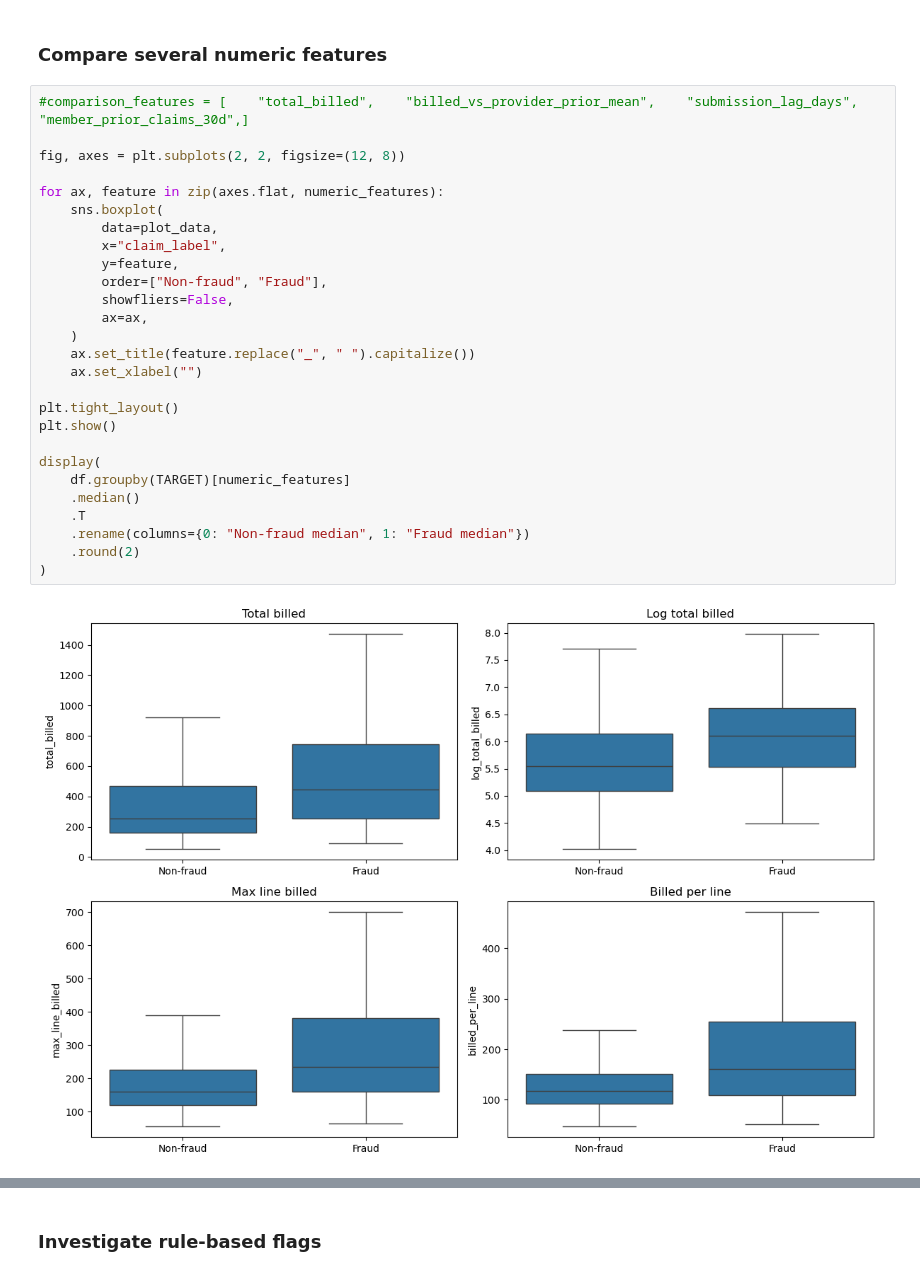
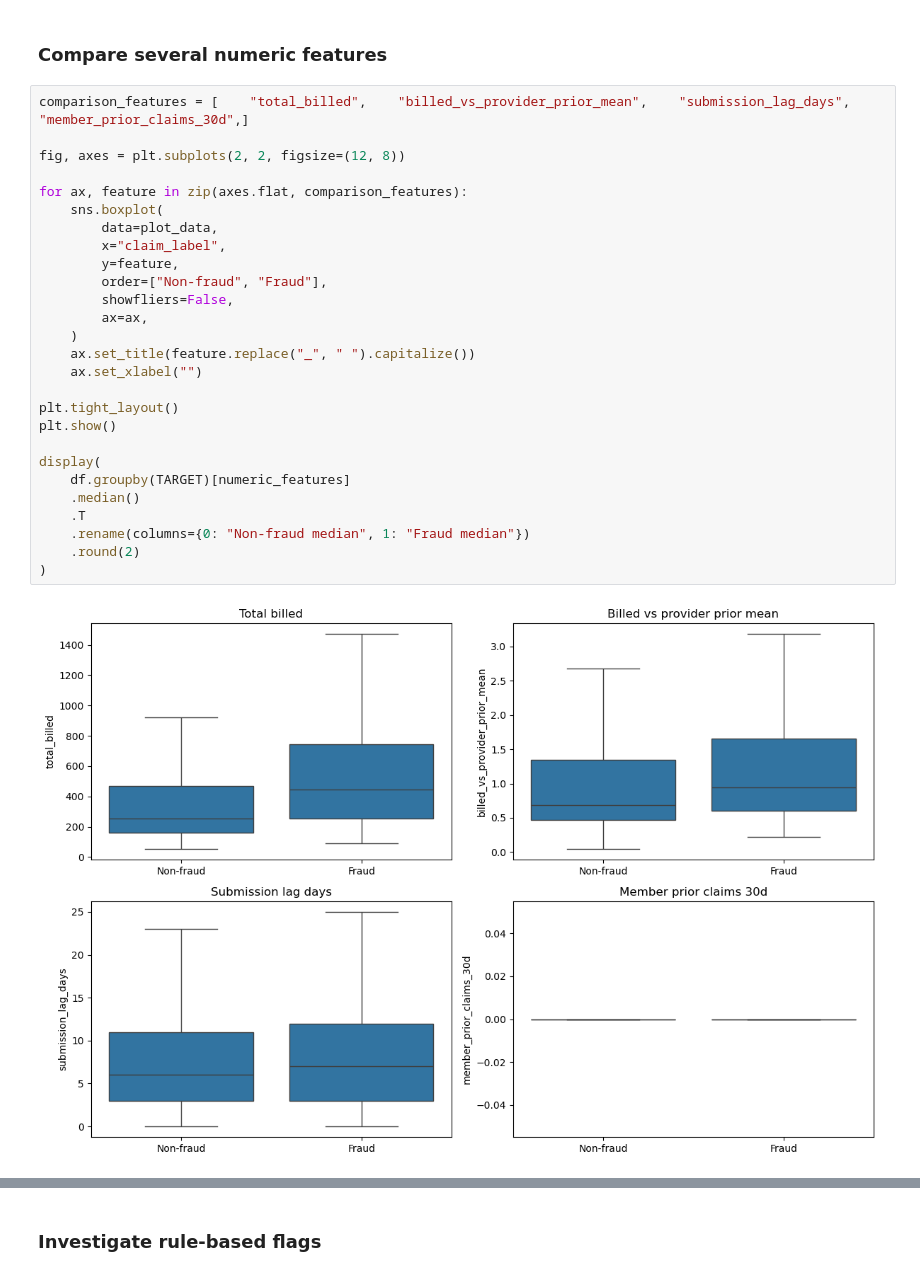
Before and after one commit to ashok0282/VisionInsuranceFraudDetection, a Jupyter notebook: notebook/Data_Understanding_and_exploratory data analysis_EDA.ipynb, the cells around one changed output, grey strips where cells are left out. Drawn from its saved outputs; the diff is of its cells as text.

```diff
--- a/notebook/Data_Understanding_and_exploratory data analysis_EDA.ipynb
+++ b/notebook/Data_Understanding_and_exploratory data analysis_EDA.ipynb
@@ -395,34 +418,34 @@ Observation: A difference between the distributions suggests billing could help
 # %% [markdown]
 ### Compare several numeric features
 # %%
-#comparison_features = [    "total_billed",    "billed_vs_provider_prior_mean",    "submission_lag_days",    "member_prior_claims_30d",]
+comparison_features = [    "total_billed",    "billed_vs_provider_prior_mean",    "submission_lag_days",    "member_prior_claims_30d",]
 
 fig, axes = plt.subplots(2, 2, figsize=(12, 8))
 
-for ax, feature in zip(axes.flat, numeric_features):
+for ax, feature in zip(axes.flat, comparison_features):
     sns.boxplot(
         data=plot_data,
         x="claim_label",
         y=feature,
         order=["Non-fraud", "Fraud"],
         showfliers=False,
         ax=ax,
     )
     ax.set_title(feature.replace("_", " ").capitalize())
     ax.set_xlabel("")
 
 plt.tight_layout()
 plt.show()
 
 display(
     df.groupby(TARGET)[numeric_features]
     .median()
     .T
     .rename(columns={0: "Non-fraud median", 1: "Fraud median"})
     .round(2)
 )
 # %% [output]
-[figure, old version]
+[figure, new version]
 | is_fraud | Non-fraud median | Fraud median |
 | total_billed | 254.08 | 444.80 |
 | log_total_billed | 5.54 | 6.10 |
```
Also changed, not shown: parts of 9 cells of this notebook.
